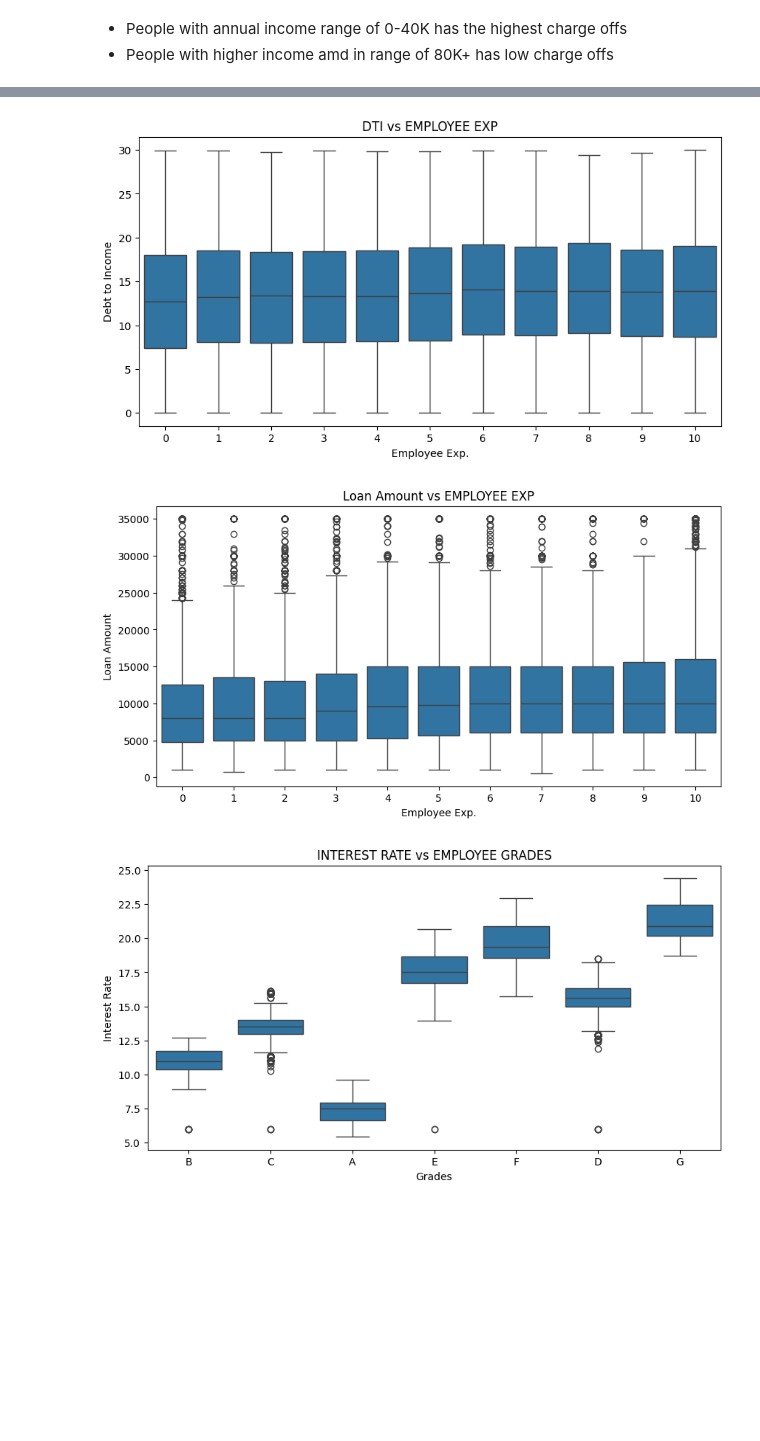
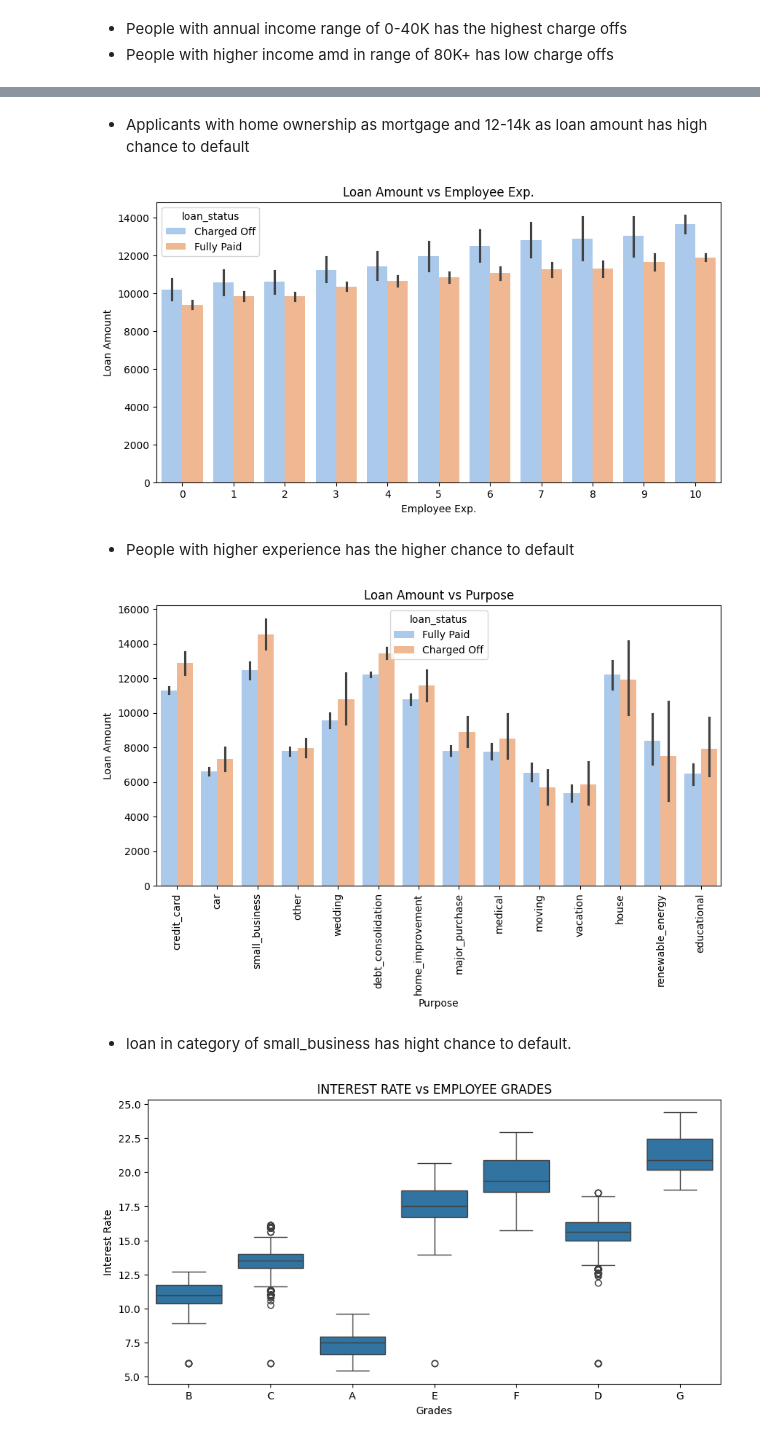
Before and after one commit to jayshah-07/lendingclubcasestudy, a Jupyter notebook: lending_club.ipynb, the cells around one changed output, grey strips where cells are left out. Saved outputs shown, nothing was run; the diff lists cells and outputs as text; code cells hidden in the pictures; blank space fills up the shorter version.

```diff
--- a/lending_club.ipynb
+++ b/lending_club.ipynb
@@ -713,16 +632,0 @@ Name: int_rate, dtype: float64
-# %%
-# Bucketing interest rate
-def bucket_int_rate(column):
-    if column <= 9:
-        return 'Very Low' # 25% quartile
-    elif (column <= 11):
-        return 'Low'
-    elif (column <= 13):
-        return 'Moderate'
-    elif (column <= 15):
-        return 'High'
-    else:
-        return 'Very High' # 75% quartile
-
-# create new catergorical column named int_rate_groups
-loan_df['int_rate_groups'] = loan_df.apply(lambda x : bucket_int_rate(x.int_rate), axis = 1)
@@ -1192,19 +1102,28 @@ plt.show()
+# %% [markdown]
+- Applicants with home ownership as mortgage and 12-14k as loan amount has high chance to default
 # %%
 # Plot boxlot for dti and Employee Exp
 plt.figure(figsize=(10,5))
-ax=sns.boxplot(x='emp_length',y='dti',data=loan_df)
-ax.set(xlabel='Employee Exp.', ylabel='Debt to Income',title='DTI vs EMPLOYEE EXP')
+# ax=sns.boxplot(x='emp_length',y='dti',data=loan_df)
+# ax=sns.boxplot(y='loan_amnt',x='emp_length',data=loan_df[loan_df['loan_status'] == "Charged Off"])
+ax= sns.barplot(y="loan_amnt", x="emp_length", data = loan_df , palette="pastel", width=0.8, hue="loan_status", legend=True)
+ax.set(xlabel='Employee Exp.', ylabel='Loan Amount',title='Loan Amount vs Employee Exp.')
 plt.show()
 # %% [output]
-[figure, old version]
+[figure, new version]
+# %% [markdown]
+- People with higher experience has the higher chance to default
 # %%
 # Plot boxplot for loan amount and Employee Exp
 plt.figure(figsize=(10,5))
-ax=sns.boxplot(x='emp_length',y='loan_amnt',data=loan_df)
-ax.set(xlabel='Employee Exp.', ylabel='Loan Amount',title='Loan Amount vs EMPLOYEE EXP')
+ax= sns.barplot(x="purpose", y="loan_amnt", data = loan_df , palette="pastel", width=0.8, hue="loan_status", legend=True)
+ax.set(xlabel='Purpose', ylabel='Loan Amount',title='Loan Amount vs Purpose')
+plt.xticks(rotation=90)
 plt.show()
 # %% [output]
-[figure, old version]
+[figure, new version]
+# %% [markdown]
+-  loan in category of small_business has hight chance to default.
 # %%
 plt.figure(figsize=(10,5))
 ax=sns.boxplot(x='grade',y='int_rate',data=loan_df,)
```
Also changed, not shown: parts of 43 cells of this notebook, 1 other file.
